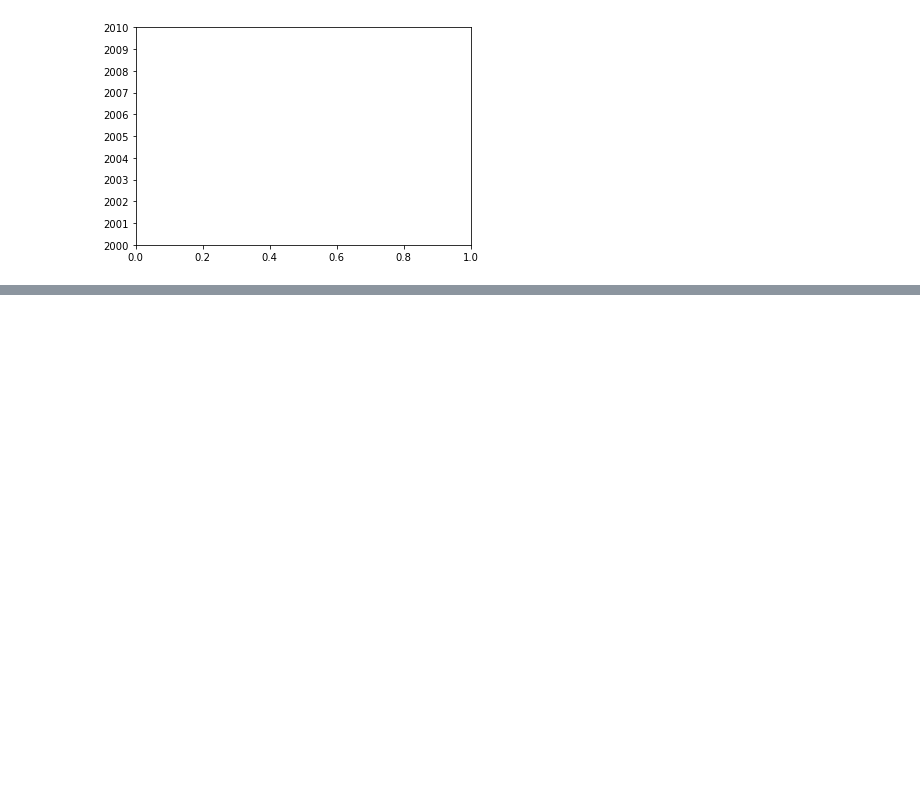
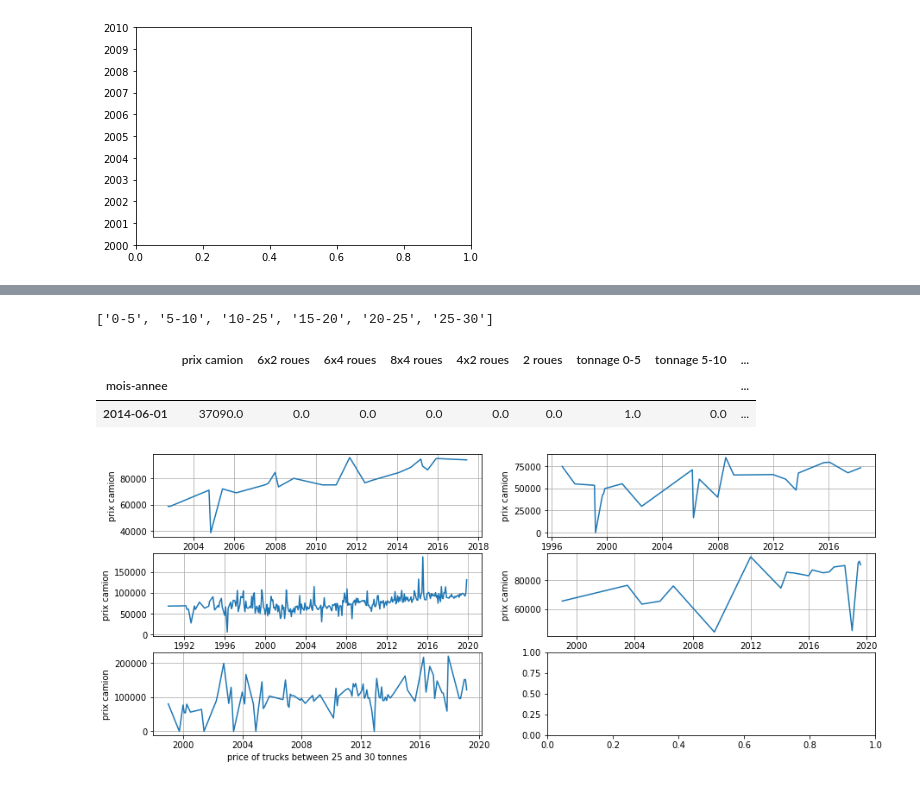
Before and after one commit to KilianPrvst/Truck_cartel, a Jupyter notebook: theobald.ipynb, the cells around one changed output, grey strips where cells are left out. Cells and saved outputs as stored; diff of their text form; code cells hidden in the pictures; blank space fills up the shorter version.

Commit message:
plot par groupe + tentative de régression

```diff
--- a/theobald.ipynb
+++ b/theobald.ipynb
@@ -118,0 +146,6 @@ df['mois-annee'] = df["Date d'achat "].map(mois_annee)
+# %%
+df["6x2 roues"] = np.where((df['Nombre de roues x nombre de roues motrices'] == '6X2') |
+                     (df['Nombre de roues x nombre de roues motrices'] == '6x2') |
+                     (df['Nombre de roues x nombre de roues motrices'] == '6X2S') |
+                     (df['Nombre de roues x nombre de roues motrices'] == '6 x 2')
+                     , 1,0)
@@ -118,0 +162,65 @@ df['mois-annee'] = df["Date d'achat "].map(mois_annee)
+# %%
+['0-5', '5-10', '10-25', '15-20', '20-25', '25-30']
+# %% [output]
+['0-5', '5-10', '10-25', '15-20', '20-25', '25-30']
+# %%
+df["tonnage 0-5"] = np.where(df["Tonnage (PTAC) \n(en tonnes)"]<=5, 1, 0)
+df["tonnage 5-10"] = np.where((df["Tonnage (PTAC) \n(en tonnes)"]>=5) & (df["Tonnage (PTAC) \n(en tonnes)"]<=10), 1, 0)
+df["tonnage 10-15"] = np.where((df["Tonnage (PTAC) \n(en tonnes)"]>=10) & (df["Tonnage (PTAC) \n(en tonnes)"]<=15), 1, 0)
+df["tonnage 15-20"] = np.where((df["Tonnage (PTAC) \n(en tonnes)"]>=15) & (df["Tonnage (PTAC) \n(en tonnes)"]<=20), 1, 0)
+df["tonnage 20-25"] = np.where((df["Tonnage (PTAC) \n(en tonnes)"]>=20) & (df["Tonnage (PTAC) \n(en tonnes)"]<=25), 1, 0)
+df["tonnage 25-30"] = np.where((df["Tonnage (PTAC) \n(en tonnes)"]>=25) & (df["Tonnage (PTAC) \n(en tonnes)"]<=30), 1, 0)
+# %%
+df1 = df[['mois-annee', 'prix camion', 'Marque ', "6x2 roues",
+           "6x4 roues", "8x4 roues", "4x2 roues", "2 roues",
+            "tonnage 0-5", "tonnage 5-10", "tonnage 10-15", "tonnage 15-20",
+            "tonnage 20-25", "tonnage 25-30"  ]]
+# %%
+#plot pour les camions de 0-5 tonnes
+df_0_5 = df1[df1["tonnage 0-5"] == 1].groupby(['mois-annee']).mean()
+df_0_5
+# %% [output]
+|  | prix camion | 6x2 roues | 6x4 roues | 8x4 roues | 4x2 roues | 2 roues | tonnage 0-5 | tonnage 5-10 | ... |
+| mois-annee |  |  |  |  |  |  |  |  | ... |
+| 2014-06-01 | 37090.0 | 0.0 | 0.0 | 0.0 | 0.0 | 0.0 | 1.0 | 0.0 | ... |
+# %%
+#plot pour les camions de différents tonnages
+
+df_5_10 = df1[df1["tonnage 5-10"] == 1].groupby(['mois-annee']).mean()
+df_10_15 = df1[df1["tonnage 10-15"] == 1].groupby(['mois-annee']).mean()
+df_15_20 = df1[df1["tonnage 15-20"] == 1].groupby(['mois-annee']).mean()
+df_20_25 = df1[df1["tonnage 20-25"] == 1].groupby(['mois-annee']).mean()
+df_25_30 = df1[df1["tonnage 25-30"] == 1].groupby(['mois-annee']).mean()
+
+fig, axes = plt.subplots(
+                     ncols=2,
+                     nrows=3,
+                     figsize=(15, 6))
+
+ax1, ax2, ax3, ax4, ax5, ax6 = axes.flatten()
+
+ax1.plot(df_5_10.index, df_5_10['prix camion'])
+ax1.set_xlabel('price of trucks between 5 and 10 tonnes')
+ax1.set_ylabel('prix camion')
+ax1.grid(True)
+
+ax2.plot(df_10_15.index, df_10_15['prix camion'])
+ax2.set_xlabel('price of trucks between 10 and 15 tonnes')
+ax2.set_ylabel('prix camion')
+ax2.grid(True)
+
+ax3.plot(df_15_20.index, df_15_20['prix camion'])
+ax3.set_xlabel('price of trucks between 15 and 20 tonnes')
+ax3.set_ylabel('prix camion')
+ax3.grid(True)
+ax4.plot(df_20_25.index, df_20_25['prix camion'])
+ax4.set_xlabel('price of trucks between 20 and 25 tonnes')
+ax4.set_ylabel('prix camion')
+ax4.grid(True)
+ax5.plot(df_25_30.index, df_25_30['prix camion'])
+ax5.set_xlabel('price of trucks between 25 and 30 tonnes')
+ax5.set_ylabel('prix camion')
+ax5.grid(True)
+plt.show()
+# %% [output]
+[figure, added]
```
Also changed, not shown: parts of 21 cells of this notebook, 2 other files.
